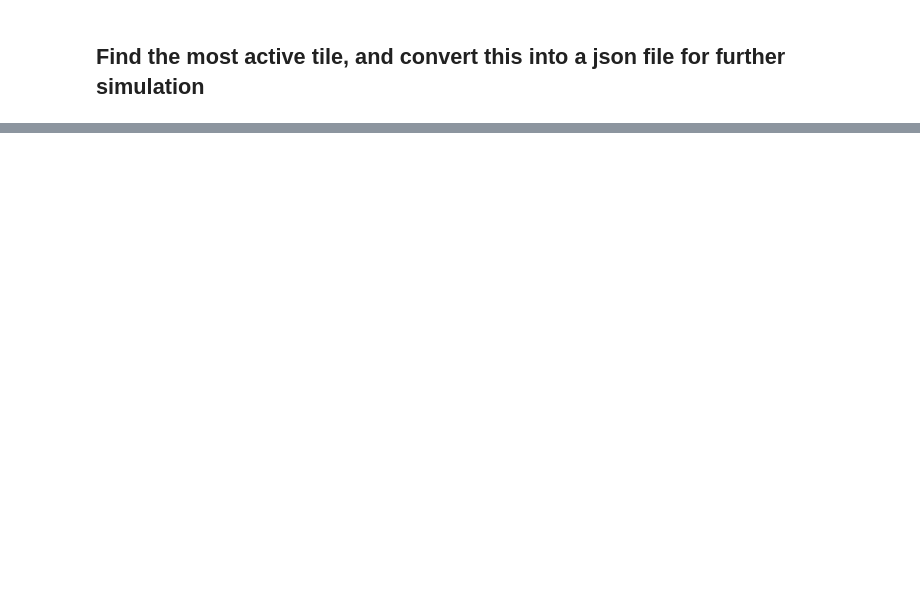
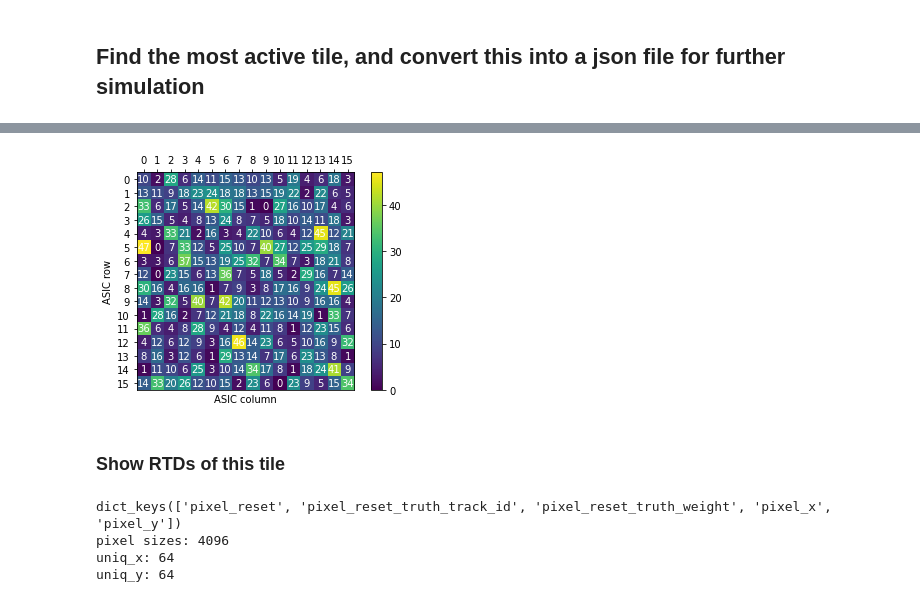
Before and after one commit to kkeefe/neutAna, a Jupyter notebook: simulation-software/notebooks/1ks_analysis.ipynb, the cells around one changed output, grey strips where cells are left out. Drawn from its saved outputs; the diff is of its cells as text; code cells hidden in the pictures; blank space fills up the shorter version.

Commit message:
notebook updates for graphics

```diff
--- a/simulation-software/notebooks/1ks_analysis.ipynb
+++ b/simulation-software/notebooks/1ks_analysis.ipynb
@@ -280,0 +314,61 @@ saved file /mnt/c/Users/keefe/OneDrive/Documents/root_temp/jsons/1k_rtd_data_200
+# %%
+from QpixAsicArray import heatMap
+
+transactData = PrintTransactMap(qpa, silent=True)
+
+# # build up 2d array of transactions to store in heat maps
+localData = np.zeros((qpa._nrows, qpa._ncols), dtype=np.int32)
+localT = transactData["LocalT"]
+for i, j, T in localT:
+    localData[i][j] = T
+
+remoteDataT = np.zeros((qpa._nrows, qpa._ncols), dtype=np.int32)
+remoteT = transactData["RemoteT"]
+for i, j, T in remoteT:
+    remoteDataT[i][j] = T
+
+remoteDataM = np.zeros((qpa._nrows, qpa._ncols), dtype=np.int32)
+remoteM = transactData["RemoteMax"]
+for i, j, T in remoteM:
+    remoteDataM[i][j] = T
+
+fig, ax = plt.subplots()
+heatMap(localData, qpa._nrows, qpa._ncols, ax=ax)
+ax.set_xlabel("ASIC column")
+ax.set_ylabel("ASIC row")
+fig.savefig("./pdfs/localHitsRadiogenic.pdf")
+# %% [output]
+[figure, added]
+# %% [markdown]
+### Show RTDs of this tile
+# %%
+data = fdf.AsNumpy()
+print(data.keys())
+
+resets = data['pixel_reset']
+pix_x = data['pixel_x']
+pix_y = data['pixel_y']
+
+uniq_pix_x = np.unique(pix_x)
+uniq_pix_y = np.unique(pix_y)
+
+tmp_resets = []
+for x in uniq_pix_x:
+    for y in uniq_pix_y:
+        pix_resets = resets[np.logical_and(pix_x == x, pix_y == y)]
+        tmp_resets.append(sorted(pix_resets))
+
+def makeRTD(arr):
+    rtd_arr = np.array([ arr[i+1] - arr[i] for i in range(len(arr)-1) ])
+    return rtd_arr
+
+pix_size = len(uniq_pix_x) * len(uniq_pix_y)
+rtds = [ makeRTD(tr) for tr in tmp_resets ]
+print("pixel sizes:", pix_size)
+print("uniq_x:", len(uniq_pix_x))
+print("uniq_y:", len(uniq_pix_y))
+# %% [output]
+dict_keys(['pixel_reset', 'pixel_reset_truth_track_id', 'pixel_reset_truth_weight', 'pixel_x', 'pixel_y'])
+pixel sizes: 4096
+uniq_x: 64
+uniq_y: 64
```
Also changed, not shown: parts of 8 cells of this notebook, 7 other files.
